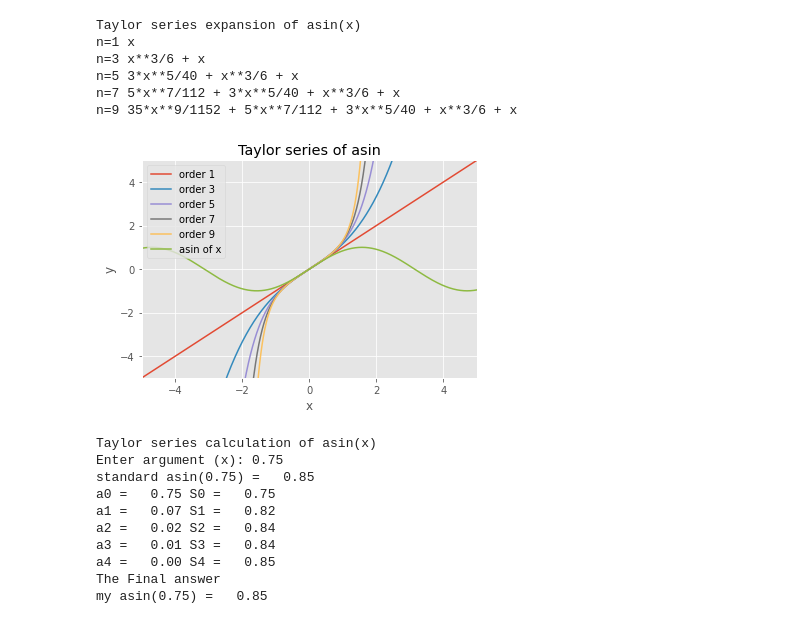
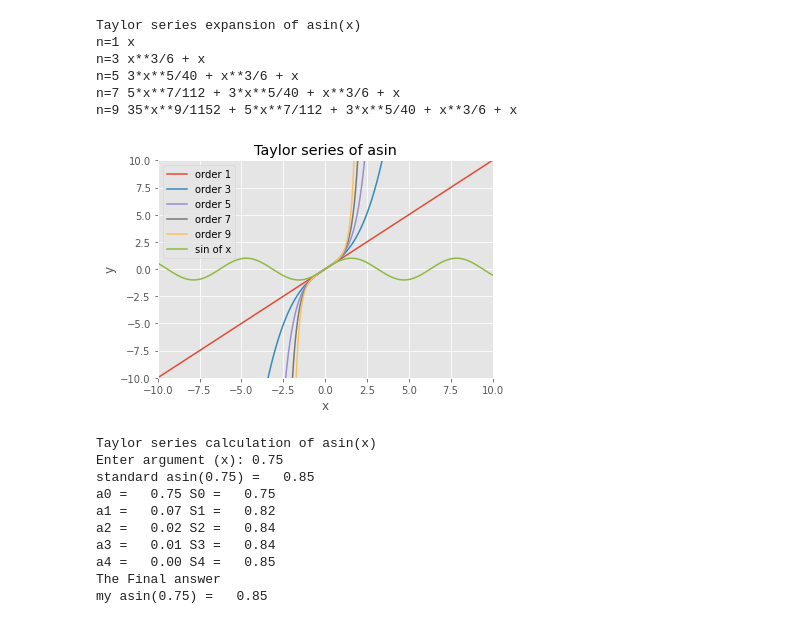
Before and after one commit to Shelcia29/RTR108, a Jupyter notebook: numerical_method_Taylor_series.ipynb, the cells around one changed output. Drawn from its saved outputs; the diff is of its cells as text; code cells hidden in the pictures.

```diff
--- a/numerical_method_Taylor_series.ipynb
+++ b/numerical_method_Taylor_series.ipynb
@@ -31,7 +31,7 @@ def taylor(function,x0,n):
 
 # Plot results
 def plot():
-    x_lims = [-5,5]
+    x_lims = [-10,10]
     x1 = np.linspace(x_lims[0],x_lims[1],800)     #The np.linspace() function returns evenly spaced numbers over the specified interval
     y1 = []
 
@@ -45,9 +45,9 @@ def plot():
         y1 = []
 
 # Plot the function to approximate (asin)
-    plt.plot(x1,np.sin(x1),label='asin of x')
+    plt.plot(x1,np.sin(x1),label='sin of x')
     plt.xlim(x_lims)
-    plt.ylim([-5,5])
+    plt.ylim([-10,10])
     plt.xlabel('x')
     plt.ylabel('y')
     plt.legend()
@@ -62,34 +62,34 @@ from math import asin                                     # importing asin funct
 print("Taylor series calculation of asin(x)")                 # title for second part
 def my_asin(x):
    k = 0
    a = x
    S = a
    print("a0 = %6.2f S0 = %6.2f"%(a,S))         #The format specifier in the slot says how to format the value:
                                                           #6.2f means: 6 spaces allocated to this value,
                                                           #Treat is as a floating-point number.
                                                           #2 places to the right of the decimal point.
    while k < 4:                                           #while loop repeats the sequence of actions many times until some condition evaluates to False
      k = k + 1
      R = ((x**(2))*((2*k-1)**(2)))/((2*k)*(2*k+1))
      a = a * R
      S = S + a
      print("a%d = %6.2f S%d = %6.2f"%(k,a,k,S))
    print("The Final answer")
    return S
 x = float(input("Enter argument (x): "))                 #the float()built-in function convert the input string to float type
 y = asin(x)
 print("standard asin(%.2f) = %6.2f"%(x,y))               # %.2f ensures that if the input is entered as 0.746
                                                          # it converts to 0.75 because %.2f indicates that only two digits after decimal point
 yy = my_asin(x)
 print("my asin(%.2f) = %6.2f"%(x,yy))
 # %% [output]
 Taylor series expansion of asin(x)
 n=1 x
 n=3 x**3/6 + x
 n=5 3*x**5/40 + x**3/6 + x
 n=7 5*x**7/112 + 3*x**5/40 + x**3/6 + x
 n=9 35*x**9/1152 + 5*x**7/112 + 3*x**5/40 + x**3/6 + x
-[figure, old version]
+[figure, new version]
 Taylor series calculation of asin(x)
 Enter argument (x): 0.75
 standard asin(0.75) =   0.85
```
